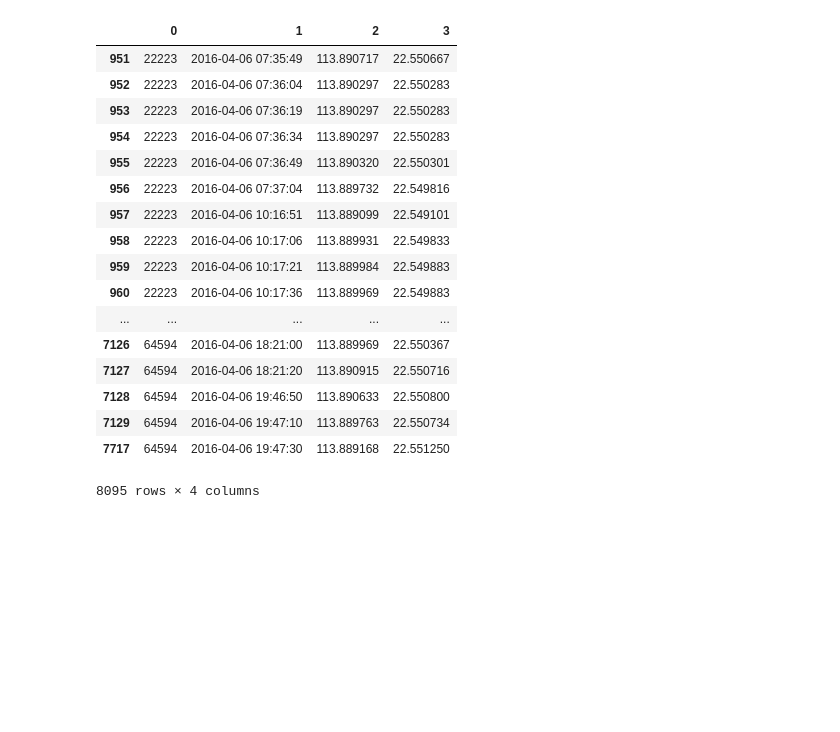
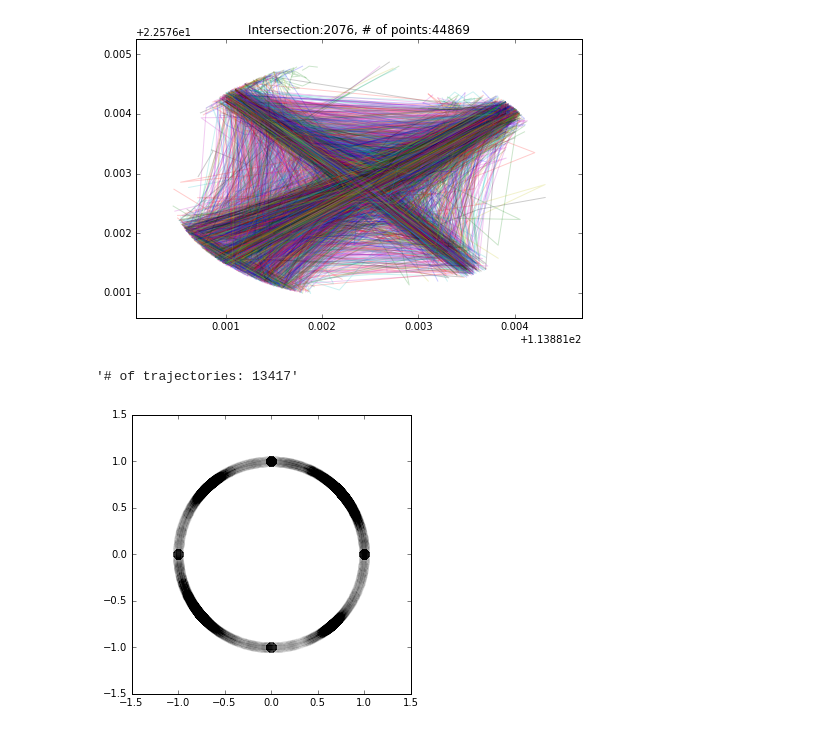
Before and after one commit to 1nfo/TLRI, a Jupyter notebook: Inferring.ipynb, the cells around one changed output. Drawn from its saved outputs; the diff is of its cells as text; code cells hidden in the pictures; blank space fills up the shorter version.

```diff
--- a/Inferring.ipynb
+++ b/Inferring.ipynb
@@ -94,22 +113,32 @@ plt.show()
-# %%
-for i in list(set(rng_res[0])):
-    _p = rng_res.ix[rng_res[0]==i,:]
-# %% [output]
-|  | 0 | 1 | 2 | 3 |
-| 951 | 22223 | 2016-04-06 07:35:49 | 113.890717 | 22.550667 |
-| 952 | 22223 | 2016-04-06 07:36:04 | 113.890297 | 22.550283 |
-| 953 | 22223 | 2016-04-06 07:36:19 | 113.890297 | 22.550283 |
-| 954 | 22223 | 2016-04-06 07:36:34 | 113.890297 | 22.550283 |
-| 955 | 22223 | 2016-04-06 07:36:49 | 113.890320 | 22.550301 |
-| 956 | 22223 | 2016-04-06 07:37:04 | 113.889732 | 22.549816 |
-| 957 | 22223 | 2016-04-06 10:16:51 | 113.889099 | 22.549101 |
-| 958 | 22223 | 2016-04-06 10:17:06 | 113.889931 | 22.549833 |
-| 959 | 22223 | 2016-04-06 10:17:21 | 113.889984 | 22.549883 |
-| 960 | 22223 | 2016-04-06 10:17:36 | 113.889969 | 22.549883 |
-| ... | ... | ... | ... | ... |
-| 7126 | 64594 | 2016-04-06 18:21:00 | 113.889969 | 22.550367 |
-| 7127 | 64594 | 2016-04-06 18:21:20 | 113.890915 | 22.550716 |
-| 7128 | 64594 | 2016-04-06 19:46:50 | 113.890633 | 22.550800 |
-| 7129 | 64594 | 2016-04-06 19:47:10 | 113.889763 | 22.550734 |
-| 7717 | 64594 | 2016-04-06 19:47:30 | 113.889168 | 22.551250 |
-8095 rows × 4 columns
+# %%
+# Tunning Variable
+SPLIT_INTERVAL = {"minutes":1,"hours":0,"seconds":0}
+
+plt.figure(figsize=(8,5))
+splitTJ = spliTraj(points,**SPLIT_INTERVAL)
+plotJR_line(center,splitTJ,alpha=.2)
+plt.show()
+# %% [output]
+[figure, added]
+# %%
+# Tunning Variables
+TIME_RNG = {"hours":24}
+
+rngres = timeRange(splitTJ,pd.Timestamp("00:00:00"),**TIME_RNG)
+features=calc_features(rngres)
+"# of trajectories: %d"%len(rngres)
+# %% [output]
+'# of trajectories: 13417'
+# %%
+cuml_dirs = []
+for i in features:
+    filter_ = i["status"][:,1:3].sum(axis=1)!=0.0
+    ##remove 1,0
+    #filter_ &= abs(i["status"][:,1:3].sum(axis=1))!=1
+    cuml_dirs.append(i["status"][filter_,1:3])
+cuml_dirs = np.vstack(cuml_dirs)
+plt.figure(figsize=(5,5))
+plt.scatter(cuml_dirs[:,0],cuml_dirs[:,1],s=100,color="k",alpha=0.002)
+plt.show()
+# %% [output]
+[figure, added]
```
Also changed, not shown: parts of 11 cells of this notebook, 1 other file.
